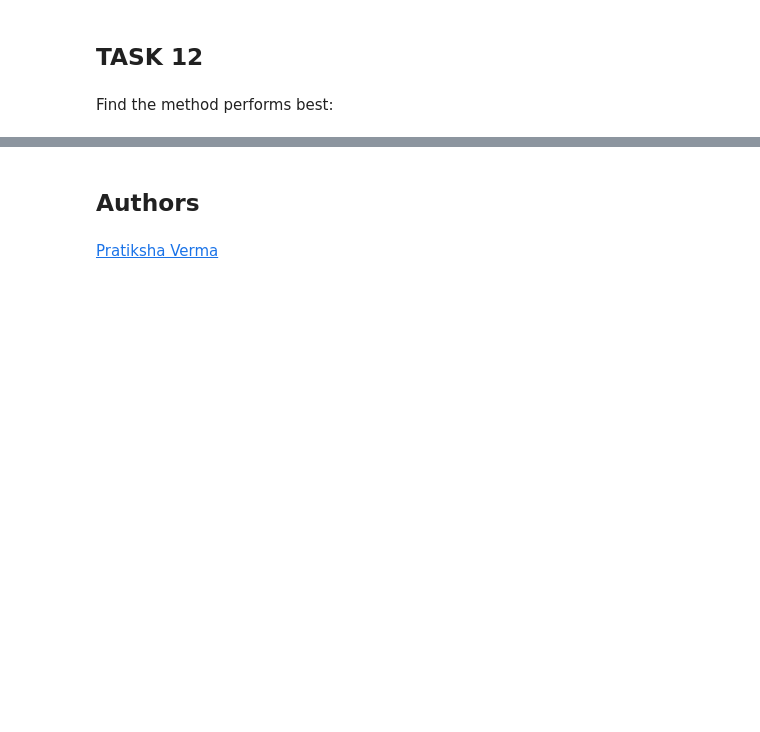
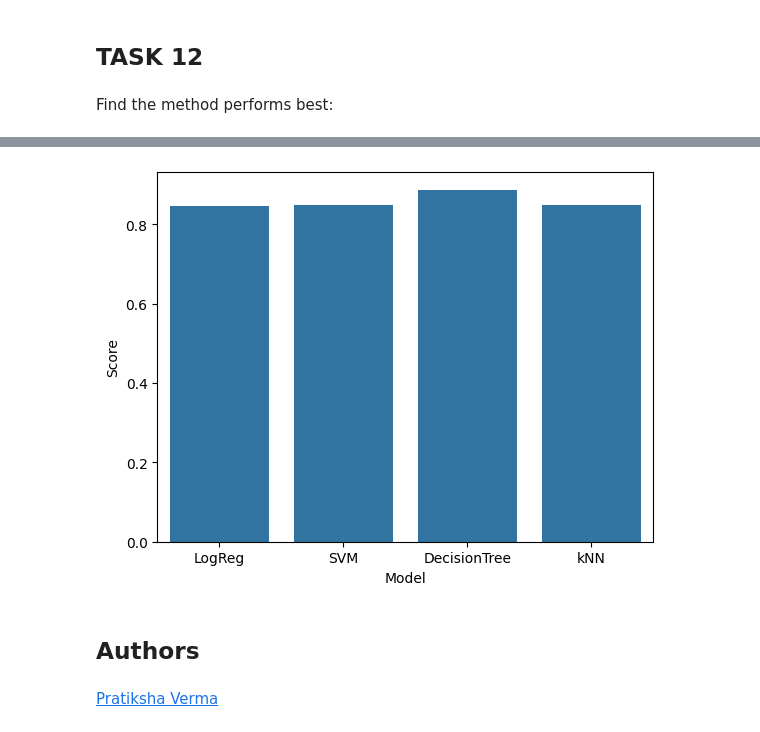
Before and after one commit to Khong2612/testrepo, a Jupyter notebook: SpaceX_Machine_Learning_Prediction_Part_5.jupyterlite.ipynb, the cells around one changed output, grey strips where cells are left out. Saved outputs shown, nothing was run; the diff lists cells and outputs as text; code cells hidden in the pictures; blank space fills up the shorter version.

```diff
--- a/SpaceX_Machine_Learning_Prediction_Part_5.jupyterlite.ipynb
+++ b/SpaceX_Machine_Learning_Prediction_Part_5.jupyterlite.ipynb
@@ -408,4 +409,14 @@ Report.transpose()
 | KNN | 0.833333 |
+# %%
+
+list1=[['LogReg',logreg_cv.best_score_], ['SVM',svm_cv.best_score_], ['DecisionTree',tree_cv.best_score_], ['kNN',knn_cv.best_score_]]
+dfbar=pd.DataFrame(list1, columns=['Model','Score'])
+
+sns.barplot(y="Score", x="Model", data=dfbar)
+
+plt.show()
+# %% [output]
+[figure, added]
 # %% [markdown]
 ## Authors
 # %% [markdown]
```
Also changed, not shown: parts of 7 cells of this notebook, 1 other file.
